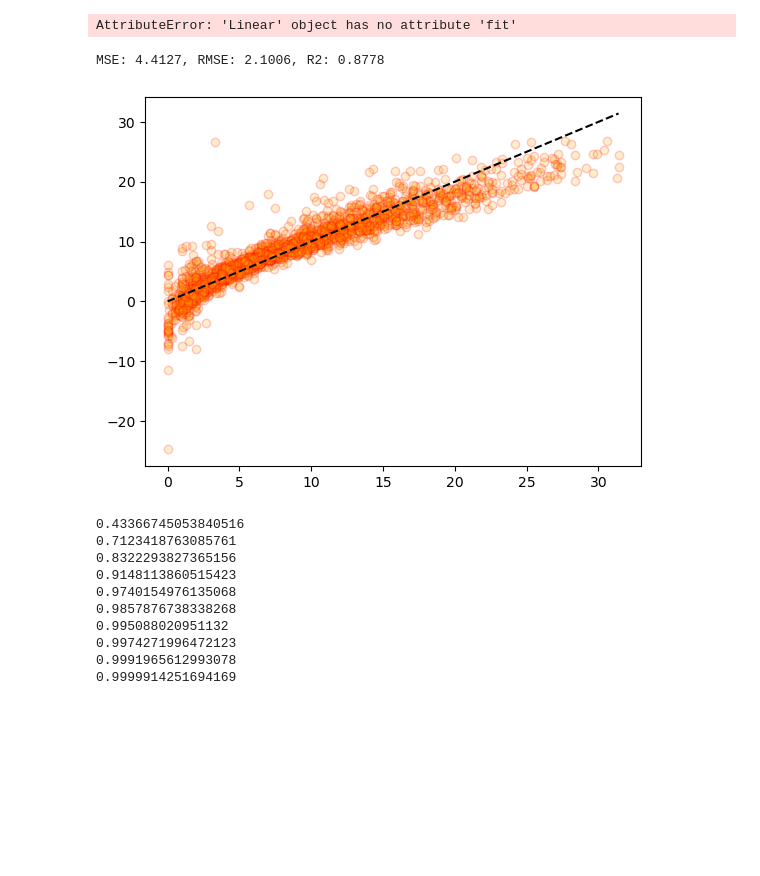
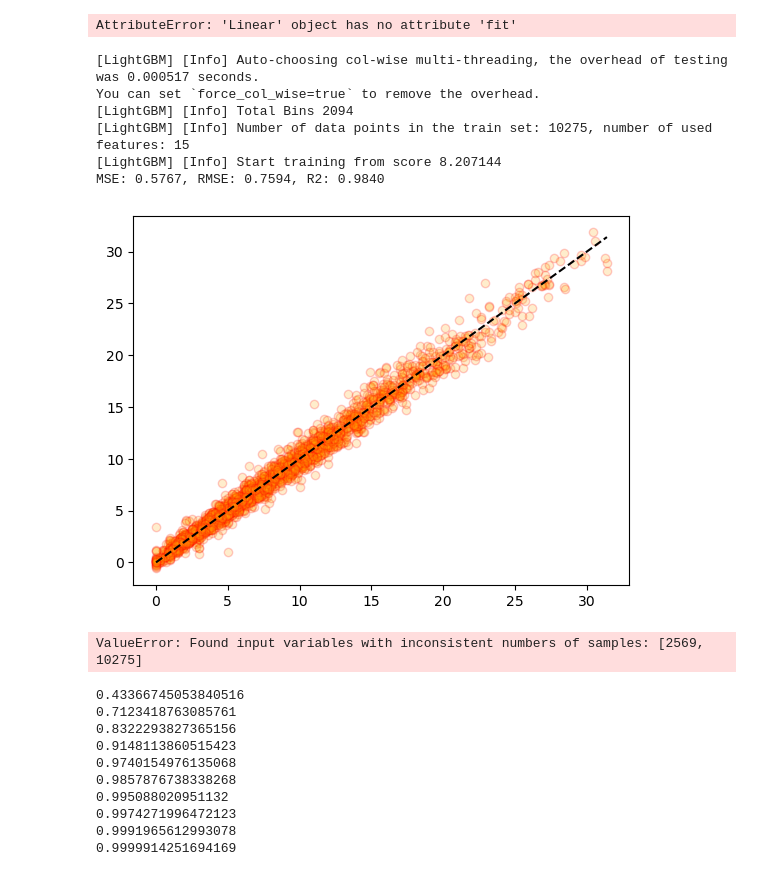
Before and after one commit to GwanIkCho/study_machine_learning, a Jupyter notebook: z_project/nba_project_r(a).ipynb, the cells around one changed output. Drawn from its saved outputs; the diff is of its cells as text; code cells hidden in the pictures; blank space fills up the shorter version.

```diff
--- a/z_project/nba_project_r(a).ipynb
+++ b/z_project/nba_project_r(a).ipynb
@@ -237,8 +269,8 @@ KeyboardInterrupt
 # %%
 import matplotlib.pyplot as plt
 
-l_r.fit(X_train, y_train)
-prediction = l_r.predict(X_train)
+lgb_r.fit(X_train, y_train)
+prediction = lgb_r.predict(X_train)
 get_evaluation(y_train, prediction)
 
 fig, ax = plt.subplots()
@@ -250,17 +282,35 @@ AttributeError: 'Linear' object has no attribute 'fit'
 # %%
 import matplotlib.pyplot as plt
 
-l_r.fit(X_train, y_train)
-prediction = l_r.predict(X_test)
+lgb_r.fit(X_train, y_train)
+prediction = lgb_r.predict(X_test)
 get_evaluation(y_test, prediction)
 
 fig, ax = plt.subplots()
 ax.scatter(y_test, prediction, edgecolors='red', c='orange', alpha=0.2)
 ax.plot([y_test.min(), y_test.max()], [y_test.min(), y_test.max()], 'k--')
 plt.show()
 # %% [output]
-MSE: 4.4127, RMSE: 2.1006, R2: 0.8778
+[LightGBM] [Info] Auto-choosing col-wise multi-threading, the overhead of testing was 0.000517 seconds.
+You can set `force_col_wise=true` to remove the overhead.
+[LightGBM] [Info] Total Bins 2094
+[LightGBM] [Info] Number of data points in the train set: 10275, number of used features: 15
+[LightGBM] [Info] Start training from score 8.207144
+MSE: 0.5767, RMSE: 0.7594, R2: 0.9840
-[figure, old version]
+[figure, new version]
+# %%
+import matplotlib.pyplot as plt
+
+l_r.fit(X_train, y_train)
+prediction = l_r.predict(X_train)
+get_evaluation(y_test, prediction)
+
+fig, ax = plt.subplots()
+ax.scatter(y_test, prediction, edgecolors='red', c='orange', alpha=0.2)
+ax.plot([y_test.min(), y_test.max()], [y_test.min(), y_test.max()], 'k--')
+plt.show()
+# %% [output]
+ValueError: Found input variables with inconsistent numbers of samples: [2569, 10275]
 # %%
 from sklearn.decomposition import PCA
 
```
Also changed, not shown: parts of 18 cells of this notebook, 4 other files.
